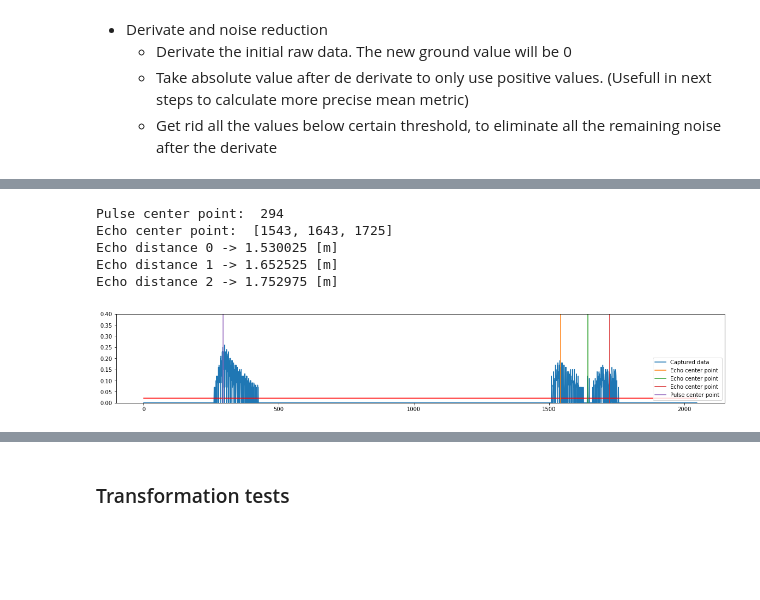
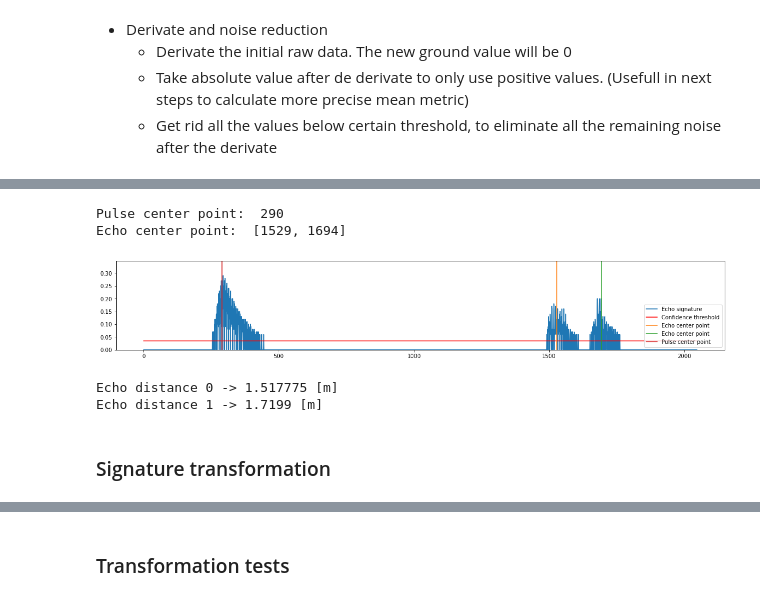
Before and after one commit to Juanpmartinez180/Data-Science-Projects, a Jupyter notebook: ultrasonic_radar/arduino/data_processing.ipynb, the cells around one changed output, grey strips where cells are left out. Cells and saved outputs as stored; diff of their text form; code cells hidden in the pictures; blank space fills up the shorter version.

Commit message:
data processing notebook heavily updated

```diff
--- a/ultrasonic_radar/arduino/data_processing.ipynb
+++ b/ultrasonic_radar/arduino/data_processing.ipynb
@@ -26,9 +26,9 @@ plt.rcParams["figure.figsize"] = (20,3)
 # %% [markdown]
 ### Data reading from storage file
 # %%
-df = pd.read_csv('captured_data/test.csv', header=None, dtype={'Voltages': float}) #read csv file
+df = pd.read_csv('captured_data/test.csv', header=None, dtype={'Voltages': str}) #read csv file
 df = df.replace('\r\n', '', regex = True)
-df.drop(df[df[0].str.len() != 4].index, inplace=True)
+df.drop(df[df[0].astype(str).str.len() != 4].index, inplace=True)
 #df.drop(df[df[0] == ''].index, inplace=True)
 
 x = df[0].to_numpy().astype(float)
@@ -85,5 +64,12 @@ def echo_center_point(sample):
 # %%
 def echo_center_point(sample, threshold):
+    """
+    Description: Function to return the sample number for a detected initial pulse and for the captured echo/es
+    Input: sample: Array with all the raw data
+            threshold: Value that the mean-criteria needs to meet to consider the sample as a pulse
+    Output: echo_center: Sample number/numbers related to the detected echo/echoes
+            pulse_center: Sample number related to the detected initial pulse
+    """
 
     pulse_window = 7 # Number of samples to compute
 
@@ -128,10 +110,15 @@ echo_center_point(sample, threshold)
     - Take absolute value after de derivate to only use positive values. (Usefull in next steps to calculate more precise mean metric)
     - Get rid all the values below certain threshold, to eliminate all the remaining noise after the derivate
 # %%
+### Select a sample to analize
+init_val = 2048
+n_samples = 1
+sample = x[init_val:init_val+(n_samples*2048)]
+
 ## Derivate
 
 dx = 1 # Define derivate step
-dy = np.abs(diff(x)/dx) # Derivate the raw data and take absolute value
+dy = np.abs(diff(sample)/dx) # Derivate the raw data and take absolute value
 
 plt.plot(np.arange(0, len(dy)), dy, label = 'Derivate function')  # Plot the derivate function
 
@@ -144,8 +131,6 @@ dy = [0 if (val < threshold*limit) else val for val in dy]  # All values below (
 plt.plot(np.arange(0, len(dy)), dy, label = "Derivate w/ noise reduction")
 plt.plot(np.arange(0, len(dy)), [threshold*limit for i in range(len(dy))], label = "Noise reduction threshold")
 
-
-[threshold*limit for i in range(len(dy))]
 ### Plot results
 
 plt.title('Before and after derivate and noise reduction techniques')
@@ -157,51 +154,47 @@ plt.show()
 # %%
-init_val = 6146
-n_samples = 1
-sample = dy[init_val:init_val+(n_samples*2048)]
+### Define sample to analize
 
-#sample = np.exp(sample)**5 - 1
+sample = dy
 ax_y = np.arange(0, len(sample))
+plt.plot(ax_y, sample, label = "Echo signature")  #Plot sample data
 
+### Define a confidence threshold to compute the mean-criteria to detect the pulses
 
-#plt.xlim([0, 2048])
-plt.plot(ax_y, sample, label = "Captured data")
+threshold = 0.12*max(sample)
+confidence_threshold = [threshold for i in range(len(sample))]
+plt.plot(ax_y,confidence_threshold, color = 'red', label = 'Confidence threshold')
 
+### Calculate the echo/echoes center
 
-#confidence threshold
-threshold = 0.08*max(sample)
-confidence_threshold = [threshold for i in range(len(sample))]
-plt.plot(ax_y,confidence_threshold, color = 'red')
-
-#echo center
 echo_plot_y = [i for i in range(2)]
 center_point = echo_center_point(sample, threshold)[0]
 
 for i in range(len(center_point)):
     echo_plot_x = [center_point[i] for j in range(len(echo_plot_y))]
     plt.plot(echo_plot_x, echo_plot_y, label = 'Echo center point')
 
+### Calculate the pulse center
 
-#pulse center
 center_point_pulse = int(echo_center_point(sample, threshold)[1])
 echo_plot_x = [center_point_pulse for i in range(len(echo_plot_y))]
 plt.plot(echo_plot_x, echo_plot_y, label = 'Pulse center point')
 
-
-
-plt.legend(loc = "lower right")
+### Plot and print results
 
 print('Pulse center point: ', center_point_pulse)
 print('Echo center point: ', center_point)
+
+plt.ylim([0, 1.2*max(sample)])
+plt.legend(loc = "lower right")
+plt.show()
+
 i = 0
 for echo_point in center_point:
     print('Echo distance', i, '->' , echo_distance(echo_point, center_point_pulse), '[m]')
     i += 1
-plt.ylim([0, 0.4])
-plt.show()
 # %% [output]
-Pulse center point:  294
-Echo center point:  [1543, 1643, 1725]
-Echo distance 0 -> 1.530025 [m]
-Echo distance 1 -> 1.652525 [m]
-Echo distance 2 -> 1.752975 [m]
+Pulse center point:  290
+Echo center point:  [1529, 1694]
-[figure, old version]
+[figure, new version]
+Echo distance 0 -> 1.517775 [m]
+Echo distance 1 -> 1.7199 [m]
@@ -282,0 +201,2 @@ plt.show()
+# %% [markdown]
+### Signature transformation
```
Also changed, not shown: parts of 9 cells of this notebook.
